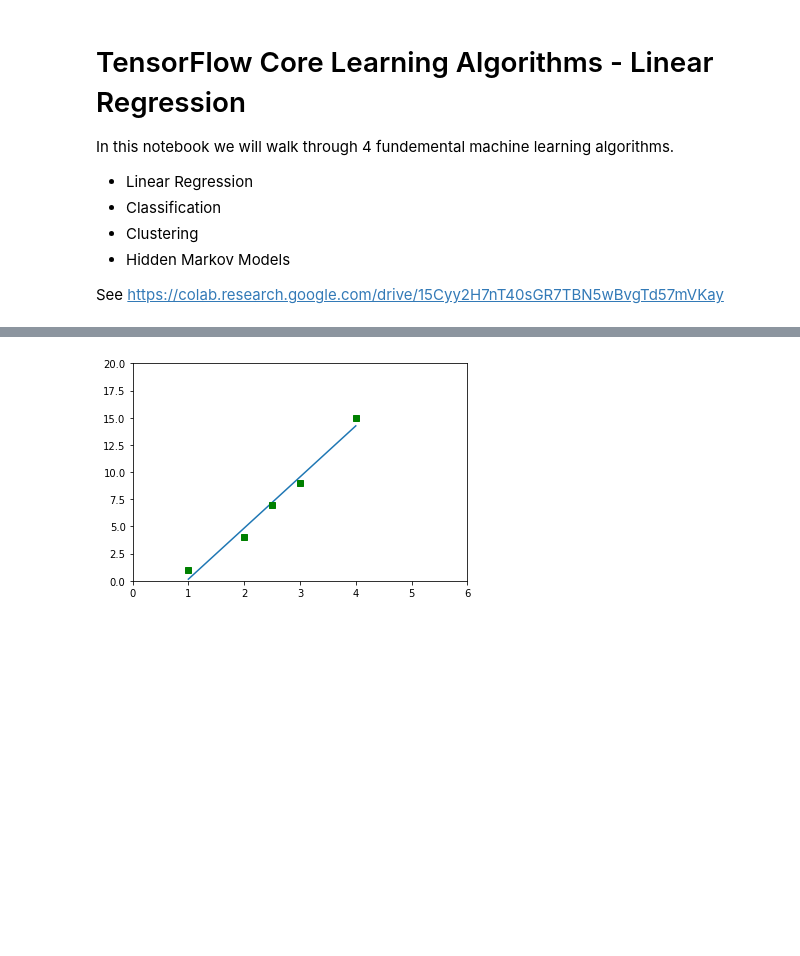
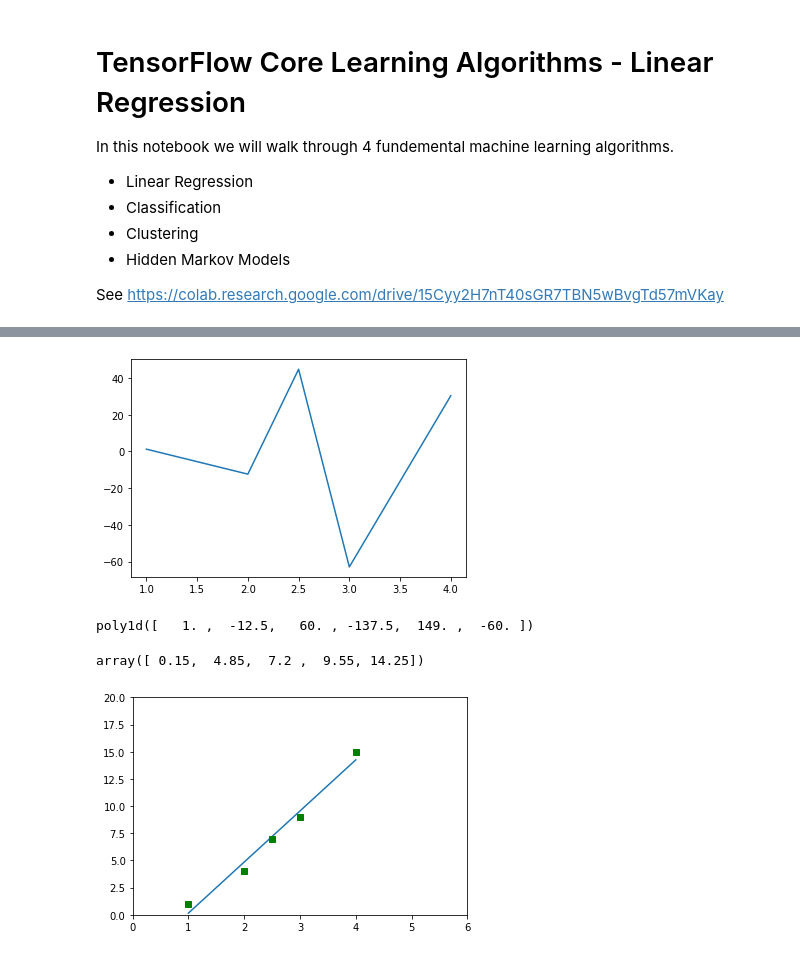
Before and after one commit to chaudha4/ML-Jupyter_Notebook, a Jupyter notebook: Neural Network - 02 Linear Regression - Tensorflow.ipynb, the cells around one changed output, grey strips where cells are left out. Saved outputs shown, nothing was run; the diff lists cells and outputs as text; code cells hidden in the pictures; blank space fills up the shorter version.

```diff
--- a/Neural Network - 02 Linear Regression.ipynb
+++ b/Neural Network - 02 Linear Regression - Tensorflow.ipynb
@@ -31,3 +48,16 @@ plt.axis([0, 6, 0, 20])
+# %%
+plt.plot(np.unique(x), np.polyfit(x, y, 4))
+plt.show()
+# %% [output]
+[figure, added]
+# %%
+np.poly1d(x,y)
+# %% [output]
+poly1d([   1. ,  -12.5,   60. , -137.5,  149. ,  -60. ])
+# %%
+np.poly1d(np.polyfit(x, y, 1))(np.unique(x))
+# %% [output]
+array([ 0.15,  4.85,  7.2 ,  9.55, 14.25])
 # %%
 plt.plot(np.unique(x), np.poly1d(np.polyfit(x, y, 1))(np.unique(x)))
 plt.plot(x, y, 'gs')  # Plot using Green square marks
```
Also changed, not shown: parts of 6 cells of this notebook, 4 other files.
